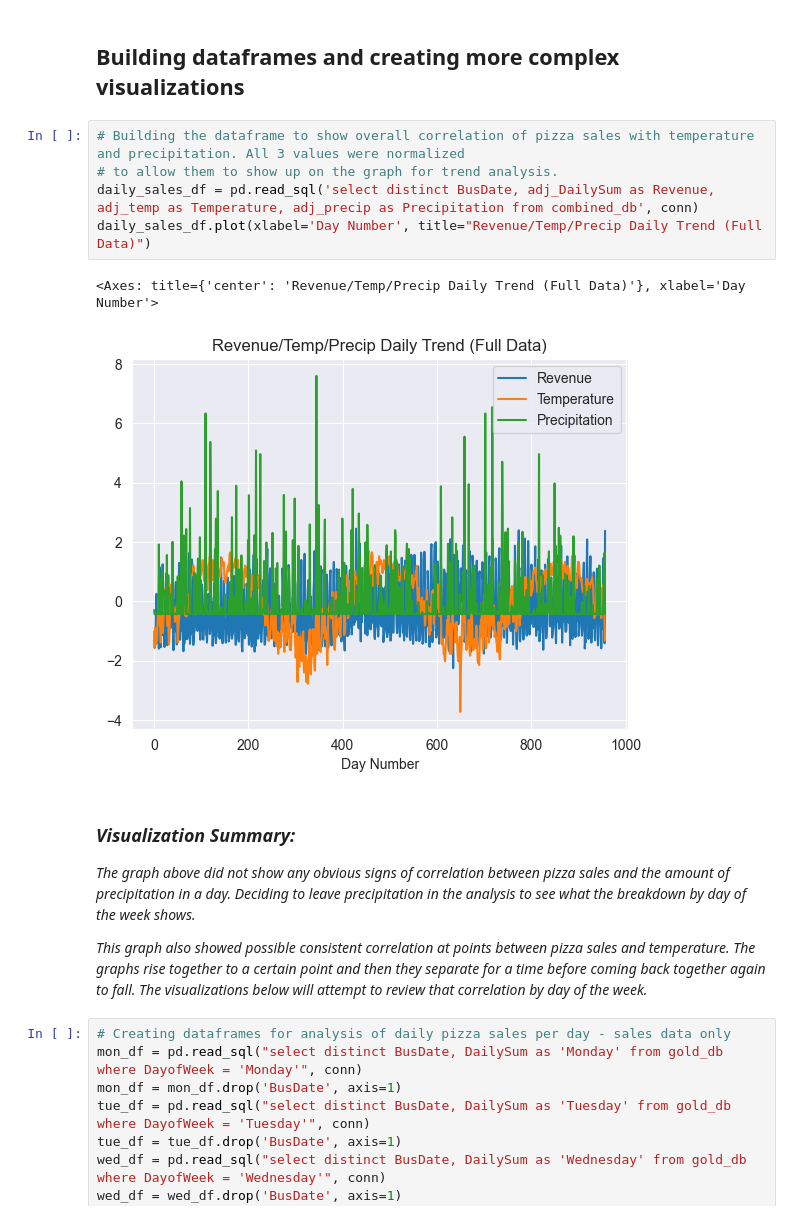
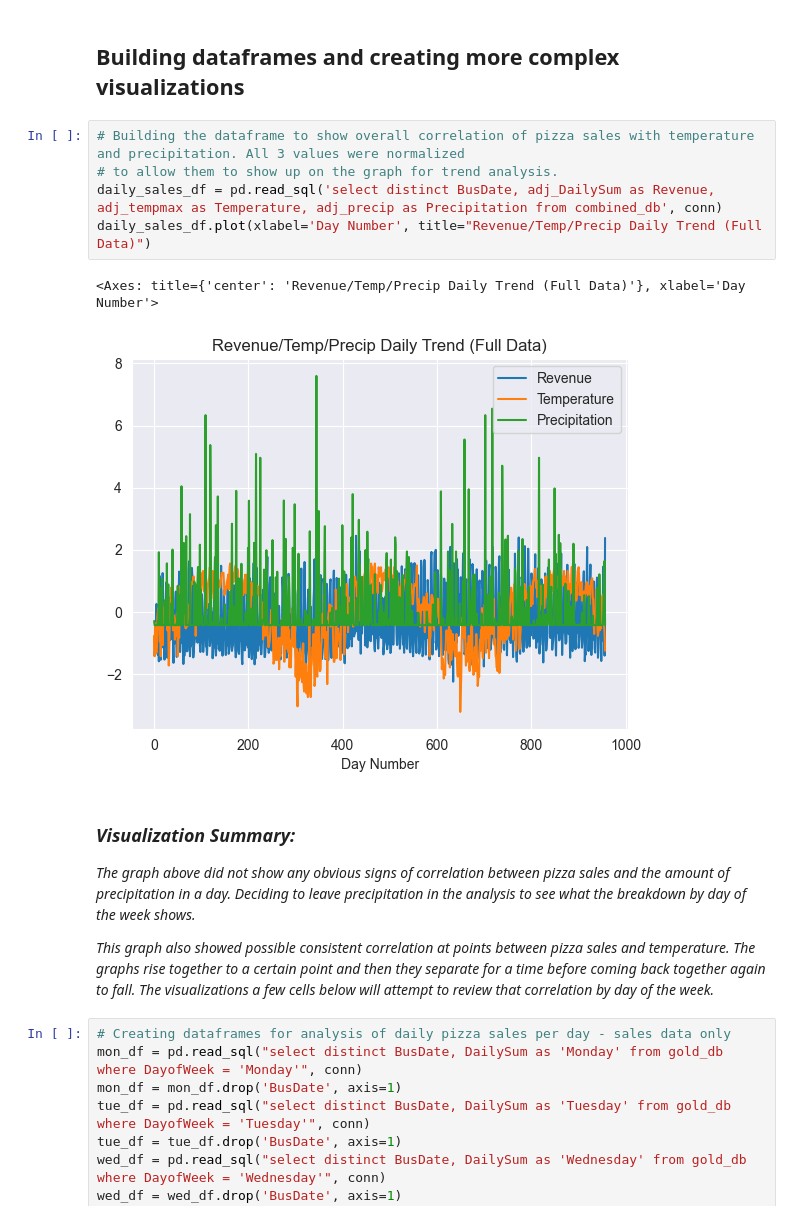
Before and after one commit to robertdfraley/PizzaWeatherPatterns, a Jupyter notebook: PizzaWeatherPattern.ipynb, the cells around one changed output. Saved outputs shown, nothing was run; the diff lists cells and outputs as text.

```diff
--- a/PizzaWeatherPattern.ipynb
+++ b/PizzaWeatherPattern.ipynb
@@ -228,17 +226,17 @@ Name: count, Length: 87, dtype: int64
 # %%
 # Building the dataframe to show overall correlation of pizza sales with temperature and precipitation. All 3 values were normalized
 # to allow them to show up on the graph for trend analysis.
-daily_sales_df = pd.read_sql('select distinct BusDate, adj_DailySum as Revenue, adj_temp as Temperature, adj_precip as Precipitation from combined_db', conn)
+daily_sales_df = pd.read_sql('select distinct BusDate, adj_DailySum as Revenue, adj_tempmax as Temperature, adj_precip as Precipitation from combined_db', conn)
 daily_sales_df.plot(xlabel='Day Number', title="Revenue/Temp/Precip Daily Trend (Full Data)")
 # %% [output]
 <Axes: title={'center': 'Revenue/Temp/Precip Daily Trend (Full Data)'}, xlabel='Day Number'>
-[figure, old version]
+[figure, new version]
 # %% [markdown]
 ### *Visualization Summary:*
 
 *The graph above did not show any obvious signs of correlation between pizza sales and the amount of precipitation in a day. Deciding to leave precipitation in the analysis to see what the breakdown by day of the week shows.*
 
-*This graph also showed possible consistent correlation at points between pizza sales and temperature. The graphs rise together to a certain point and then they separate for a time before coming back together again to fall. The visualizations below will attempt to review that correlation by day of the week.*
+*This graph also showed possible consistent correlation at points between pizza sales and temperature. The graphs rise together to a certain point and then they separate for a time before coming back together again to fall. The visualizations a few cells below will attempt to review that correlation by day of the week.*
 # %%
 # Creating dataframes for analysis of daily pizza sales per day - sales data only
 mon_df = pd.read_sql("select distinct BusDate, DailySum as 'Monday' from gold_db where DayofWeek = 'Monday'", conn)
```
Also changed, not shown: parts of 12 cells of this notebook, 1 other file.
